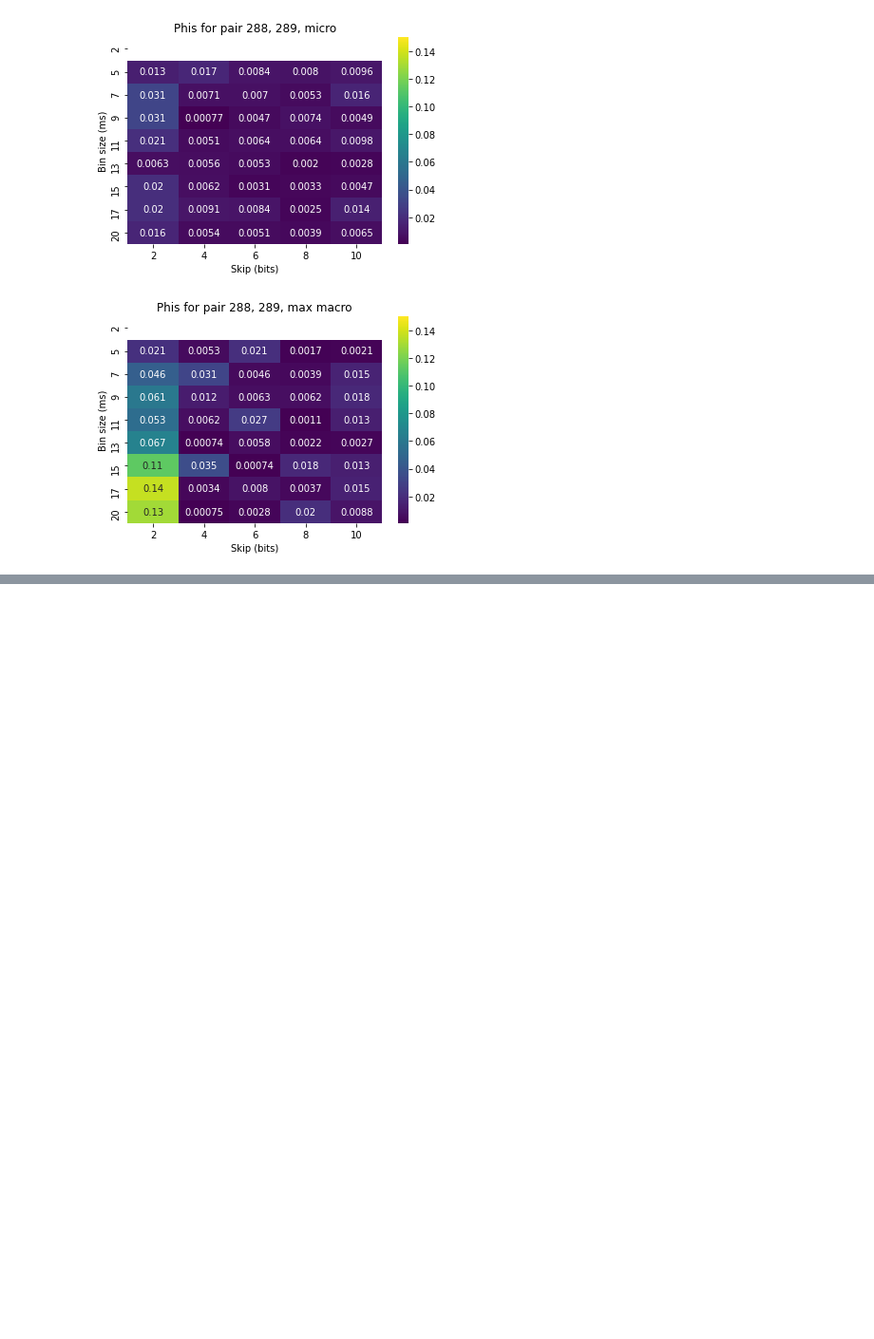
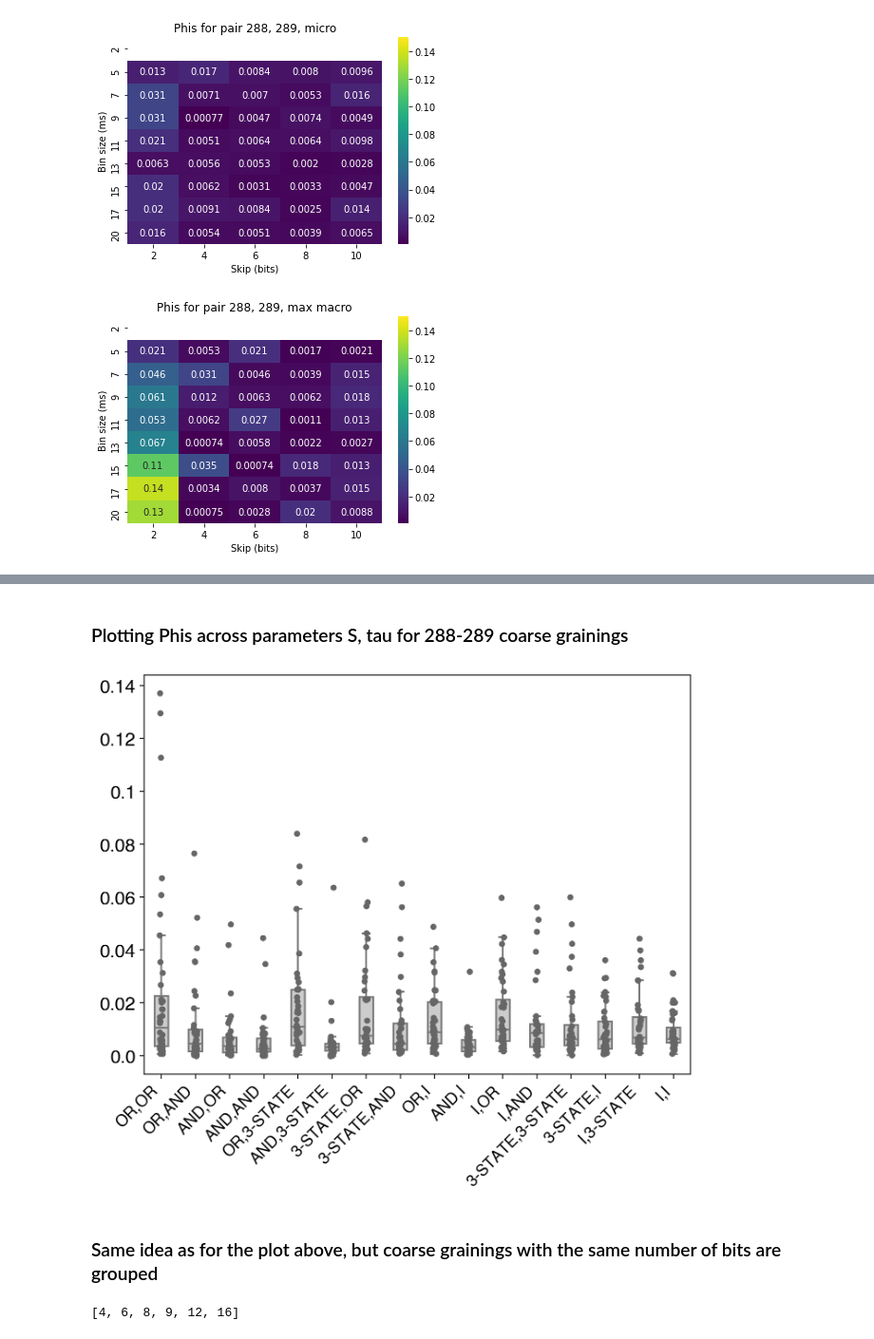
Before and after one commit to mmasque/temporal_emergence, a Jupyter notebook: results_walkthrough.ipynb, the cells around one changed output, grey strips where cells are left out. Shown at 95% size. Drawn from its saved outputs; the diff is of its cells as text; code cells hidden in the pictures; blank space fills up the shorter version.

```diff
--- a/results_walkthrough.ipynb
+++ b/results_walkthrough.ipynb
@@ -266,0 +292,27 @@ plt.yticks(rotation=0)
+# %% [markdown]
+### Plotting Phis across parameters S, tau for 288-289 coarse grainings
+# %%
+## NUMBER OF BITS PER STATE IN EACH COARSE GRAINING
+num_bits_per_state_neuron = [2,2,3,4] # OR, AND, 3-STATE, IDENTITY
+coarse_graining_labels_neuron = ["OR","AND", "3-STATE", "I"]
+num_bits_per_state = np.array([num_bits_per_state_neuron[i] * num_bits_per_state_neuron[j] for i in range(4) for j in range(4)])
+coarse_graining_labels = np.array([coarse_graining_labels_neuron[i] + "," + coarse_graining_labels_neuron[j] for i in range(4) for j in range(4)])
+inds = num_bits_per_state.argsort()
+
+coarse_graining_phis_288_289 = np.squeeze(all_16_macro_micros_connected[a][1])
+coarse_graining_phis_288_289_flat = coarse_graining_phis_288_289.reshape(45,16)
+coarse_graining_phis_288_289_sorted = coarse_graining_phis_288_289_flat[:,inds]
+fig, ax = plt.subplots(figsize=(8,6), dpi=200)
+ax = sns.boxplot(ax=ax,data=coarse_graining_phis_288_289_sorted, orient='v', color=".8", width=0.4, showfliers=False)
+ax = sns.stripplot(ax=ax,data=coarse_graining_phis_288_289_sorted, orient='v',color=".4", jitter=0.05)
+ax.set_xticklabels(coarse_graining_labels[inds], rotation=45, ha='right', fontsize=13)
+ax.set_yticklabels(np.around(ax.get_yticks(), decimals=2), fontsize=15)
+plt.show()
+# %% [output]
+[figure, added]
+# %% [markdown]
+### Same idea as for the plot above, but coarse grainings with the same number of bits are grouped
+# %%
+list(set(num_bits_per_state))
+# %% [output]
+[4, 6, 8, 9, 12, 16]
```
Also changed, not shown: parts of 15 cells of this notebook, 3 other files.
